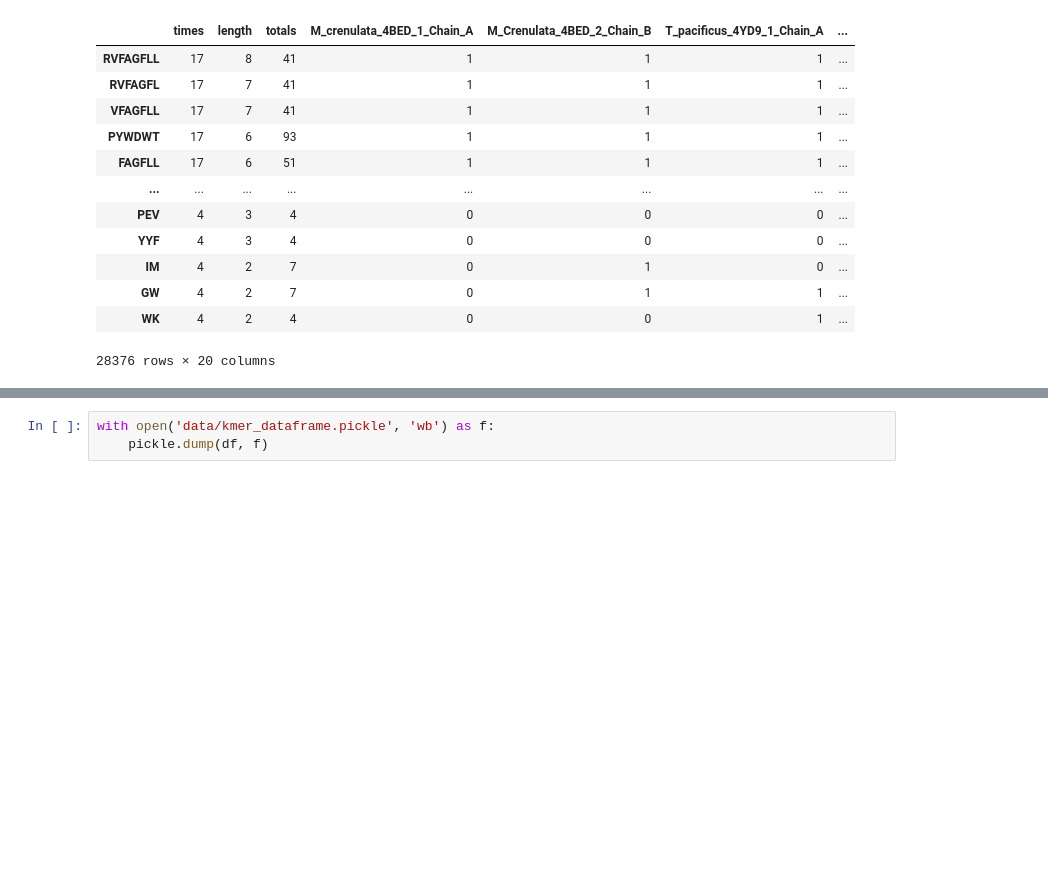
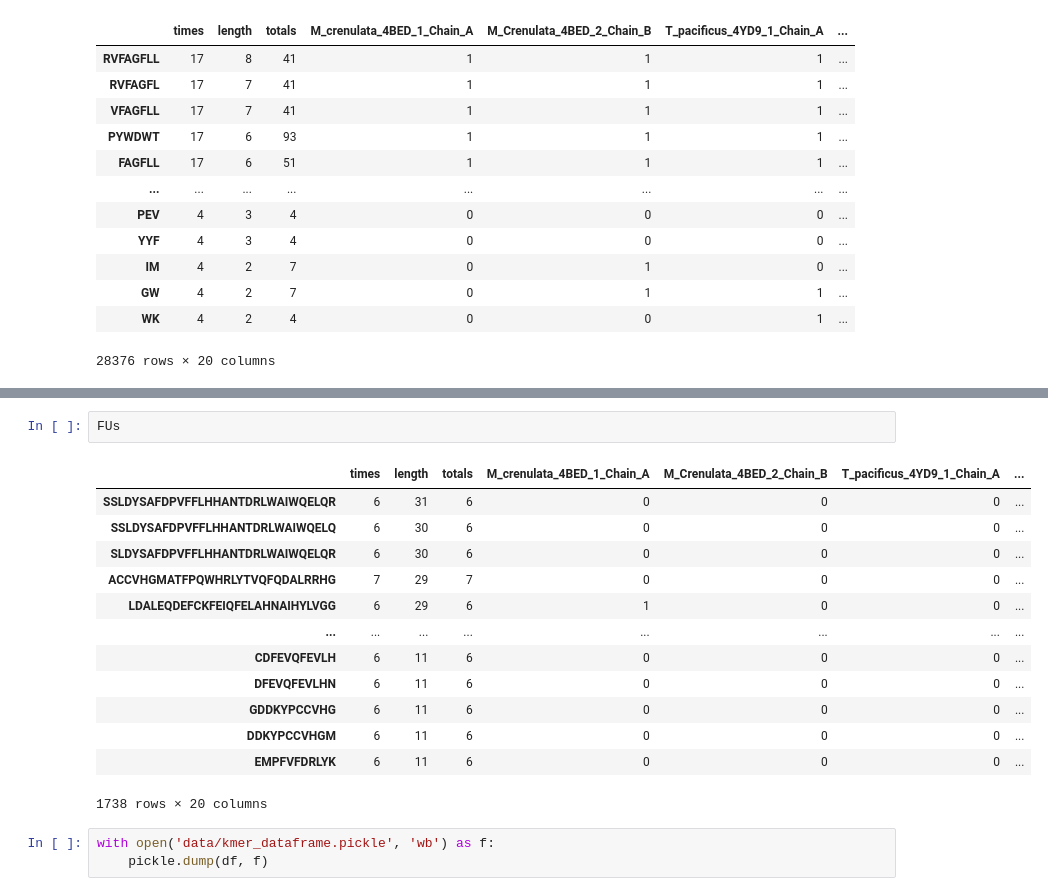
Before and after one commit to mcruggiero/KLH_Research, a Jupyter notebook: Key Hole Limpet Hemocyanin.ipynb, the cells around one changed output, grey strips where cells are left out. Cells and saved outputs as stored; diff of their text form; blank space fills up the shorter version.

```diff
--- a/Key Hole Limpet Hemocyanin.ipynb
+++ b/Key Hole Limpet Hemocyanin.ipynb
@@ -756,3 +808,19 @@ df[df["times"] > 3]
+# %%
+FUs
+# %% [output]
+|  | times | length | totals | M_crenulata_4BED_1_Chain_A | M_Crenulata_4BED_2_Chain_B | T_pacificus_4YD9_1_Chain_A | ... |
+| SSLDYSAFDPVFFLHHANTDRLWAIWQELQR | 6 | 31 | 6 | 0 | 0 | 0 | ... |
+| SSLDYSAFDPVFFLHHANTDRLWAIWQELQ | 6 | 30 | 6 | 0 | 0 | 0 | ... |
+| SLDYSAFDPVFFLHHANTDRLWAIWQELQR | 6 | 30 | 6 | 0 | 0 | 0 | ... |
+| ACCVHGMATFPQWHRLYTVQFQDALRRHG | 7 | 29 | 7 | 0 | 0 | 0 | ... |
+| LDALEQDEFCKFEIQFELAHNAIHYLVGG | 6 | 29 | 6 | 1 | 0 | 0 | ... |
+| ... | ... | ... | ... | ... | ... | ... | ... |
+| CDFEVQFEVLH | 6 | 11 | 6 | 0 | 0 | 0 | ... |
+| DFEVQFEVLHN | 6 | 11 | 6 | 0 | 0 | 0 | ... |
+| GDDKYPCCVHG | 6 | 11 | 6 | 0 | 0 | 0 | ... |
+| DDKYPCCVHGM | 6 | 11 | 6 | 0 | 0 | 0 | ... |
+| EMPFVFDRLYK | 6 | 11 | 6 | 0 | 0 | 0 | ... |
+1738 rows × 20 columns
 # %%
 with open('data/kmer_dataframe.pickle', 'wb') as f:
     pickle.dump(df, f)
```
Also changed, not shown: parts of 5 cells of this notebook, 1 other file.
